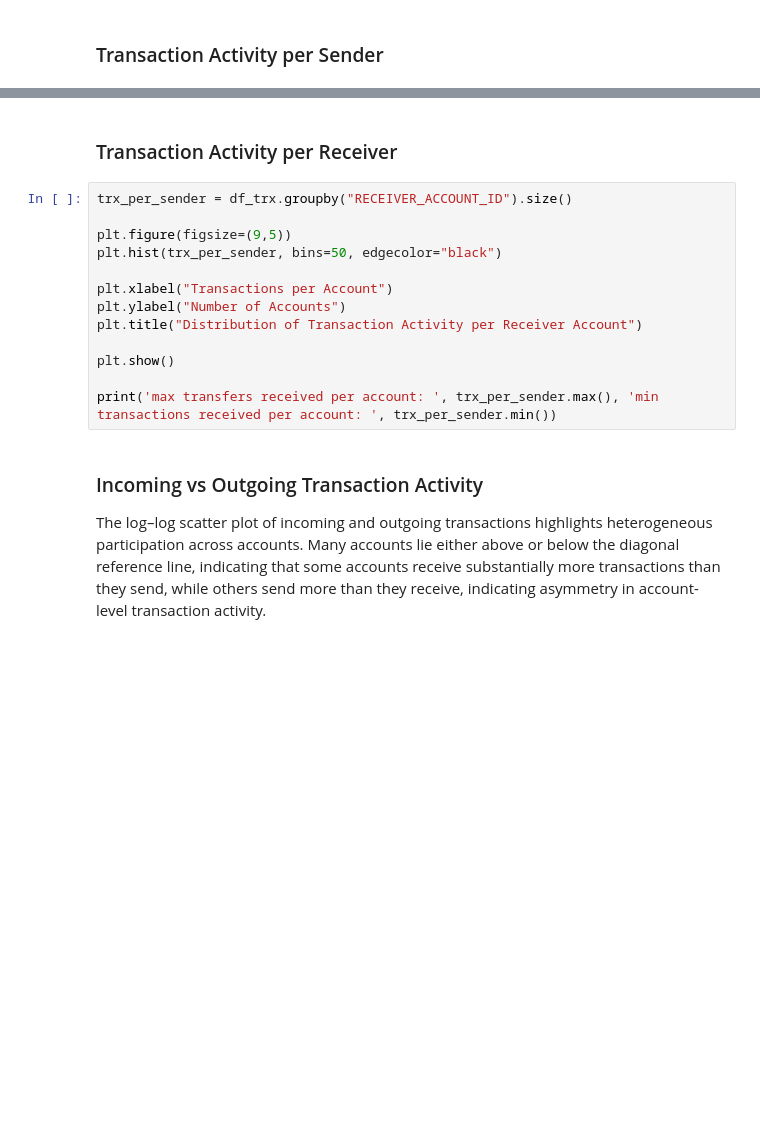
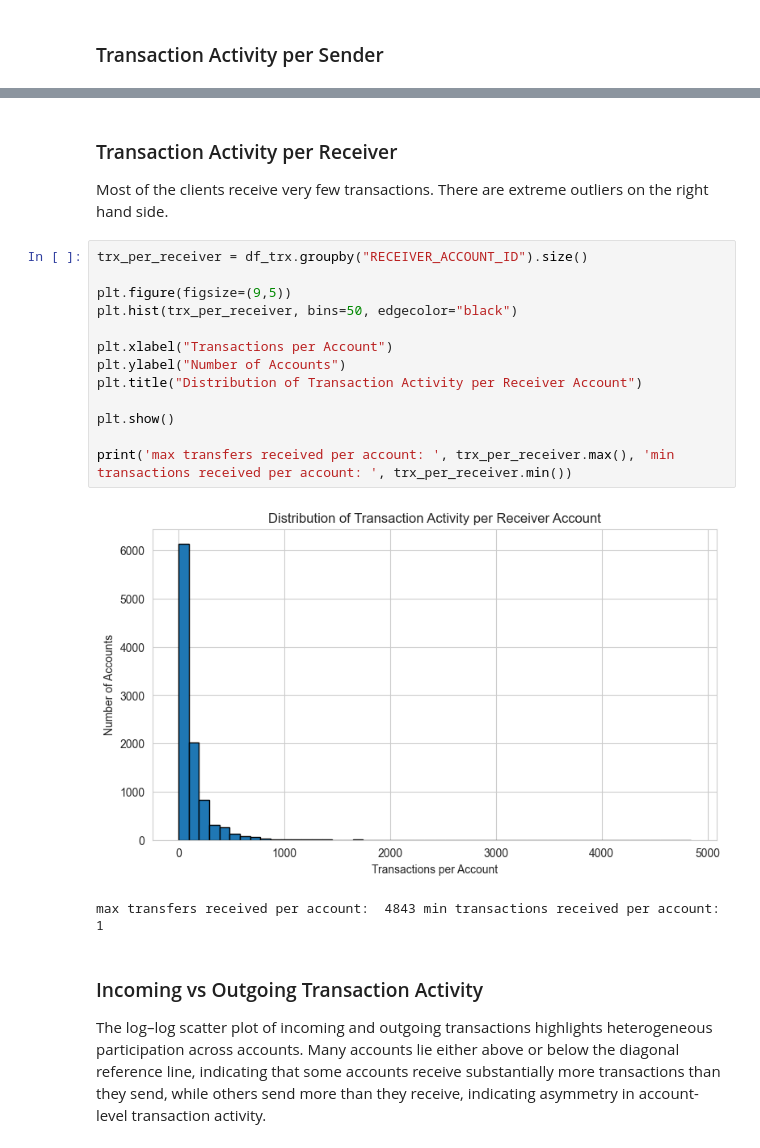
Before and after one commit to sevdenakkoc/my-risk-detection, a Jupyter notebook: notebooks/01_eda.ipynb, the cells around one changed output, grey strips where cells are left out. Cells and saved outputs as stored; diff of their text form; blank space fills up the shorter version.

```diff
--- a/notebooks/01_eda.ipynb
+++ b/notebooks/01_eda.ipynb
@@ -416,18 +491,23 @@ print('max transfers sent per account: ', trx_per_sender.max(), 'min transaction
 # %% [markdown]
 ### Transaction Activity per Receiver
+
+Most of the clients receive very few transactions. There are extreme outliers on the right hand side.
 # %%
-trx_per_sender = df_trx.groupby("RECEIVER_ACCOUNT_ID").size()
+trx_per_receiver = df_trx.groupby("RECEIVER_ACCOUNT_ID").size()
 
 plt.figure(figsize=(9,5))
-plt.hist(trx_per_sender, bins=50, edgecolor="black")
+plt.hist(trx_per_receiver, bins=50, edgecolor="black")
 
 plt.xlabel("Transactions per Account")
 plt.ylabel("Number of Accounts")
 plt.title("Distribution of Transaction Activity per Receiver Account")
 
 plt.show()
 
-print('max transfers received per account: ', trx_per_sender.max(), 'min transactions received per account: ', trx_per_sender.min())
+print('max transfers received per account: ', trx_per_receiver.max(), 'min transactions received per account: ', trx_per_receiver.min())
+# %% [output]
+[figure, added]
+max transfers received per account:  4843 min transactions received per account:  1
 # %% [markdown]
 ### Incoming vs Outgoing Transaction Activity
 
```
Also changed, not shown: parts of 30 cells of this notebook.
